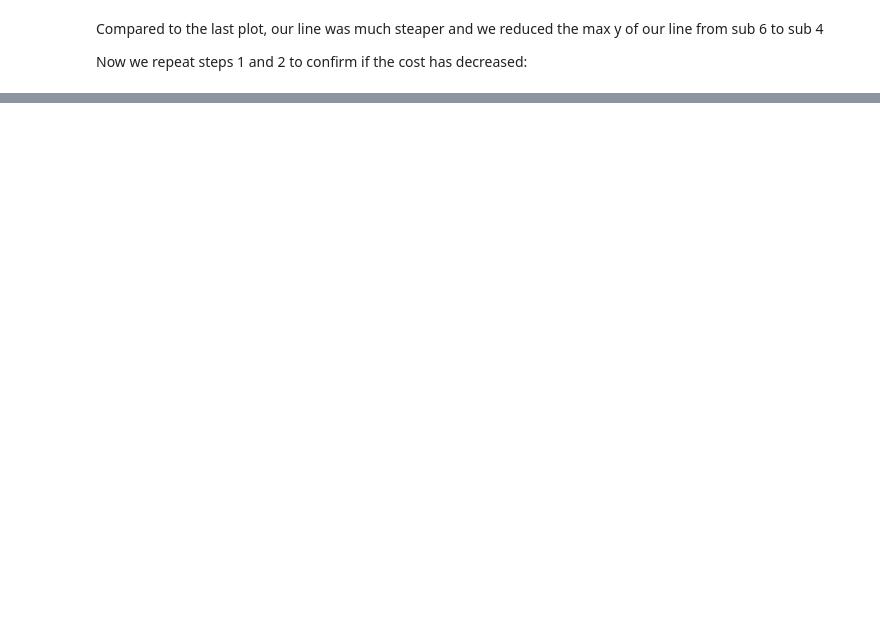
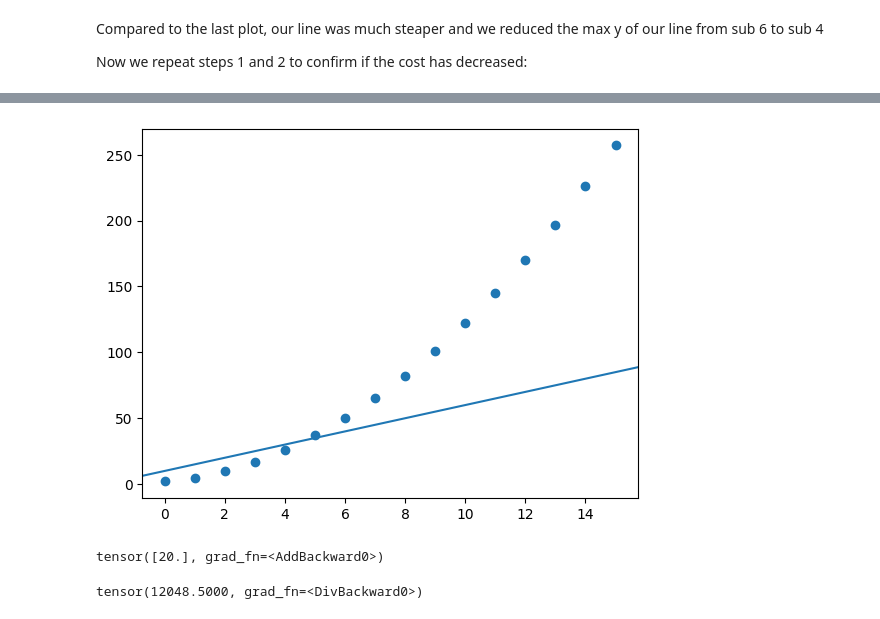
Before and after one commit to MiguelPartosa/Learning-Derivatives-with-Python, a Jupyter notebook: Regression.ipynb, the cells around one changed output, grey strips where cells are left out. Saved outputs shown, nothing was run; the diff lists cells and outputs as text; code cells hidden in the pictures; blank space fills up the shorter version.

```diff
--- a/Regression.ipynb
+++ b/Regression.ipynb
@@ -191,0 +217,14 @@ regression_plot(x,y,m,b)
+# %%
+regression_plot(x,y,m,b)
+# %% [output]
+[figure, added]
+# %%
+yhat = regression(2.0,m,b)
+yhat
+# %% [output]
+tensor([20.], grad_fn=<AddBackward0>)
+# %%
+C = mse(yhat,y)
+C
+# %% [output]
+tensor(12048.5000, grad_fn=<DivBackward0>)
```
Also changed, not shown: parts of 19 cells of this notebook.
